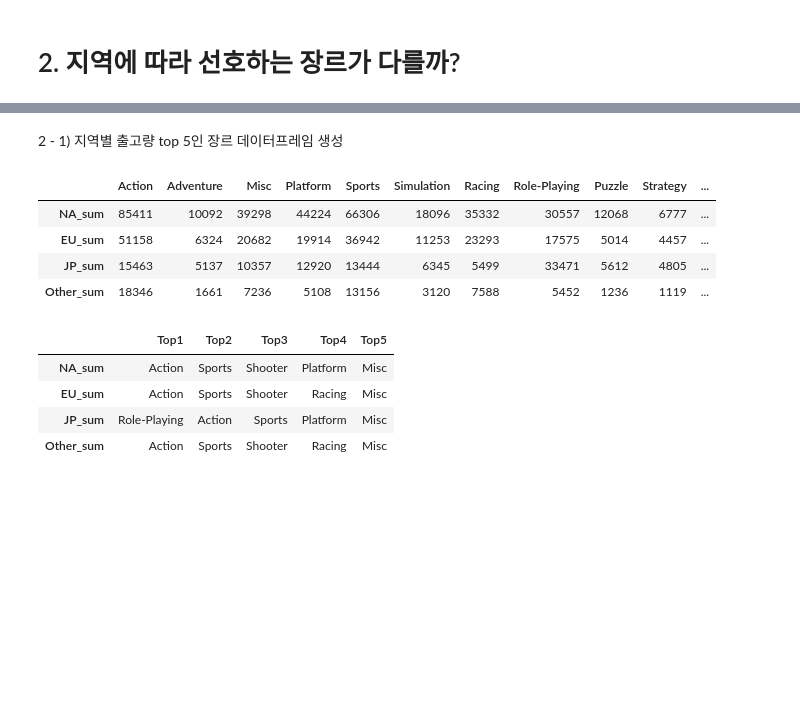
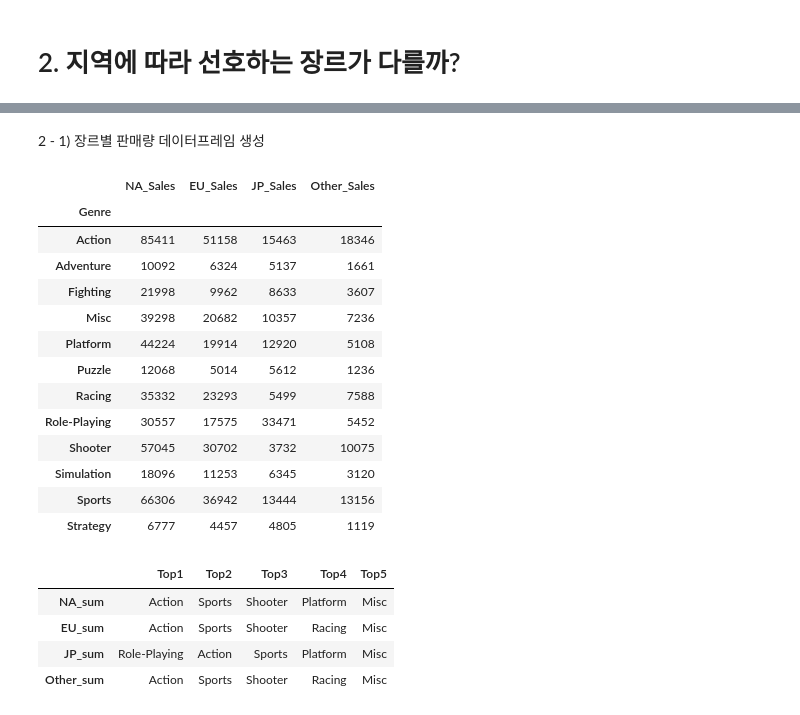
Before and after one commit to wisesprout/video-game-sales-analysis, a Jupyter notebook: Project1.ipynb, the cells around one changed output, grey strips where cells are left out. Drawn from its saved outputs; the diff is of its cells as text; code cells hidden in the pictures; blank space fills up the shorter version.

```diff
--- a/Project1.ipynb
+++ b/Project1.ipynb
@@ -86,55 +78,24 @@ tidy_df2.head(10)'''
 # %% [markdown]
-2 - 1) 지역별 출고량 top 5인 장르 데이터프레임 생성
+2 - 1) 장르별 판매량 데이터프레임 생성
-# %%
-# 전체 데이터에서 지역별 장르의 출고량 데이터 추출
-
-region_sum = ['NA_sum', 'EU_sum', 'JP_sum', 'Other_sum']
-genre = ['Action', 'Adventure', 'Misc', 'Platform', 'Sports', 'Simulation', 'Racing', 'Role-Playing', 'Puzzle', 'Strategy', 'Fighting', 'Shooter']
-df2 = pd.DataFrame(columns = genre, index = region_sum).fillna(0)
-for i in range(len(df['NA_Sales'])):
-    df_genre = df.iloc[i,3]
-    if df_genre == 'Action':    # i번째 인덱스의 Genre = Action이면
-        for j in range(0,4):
-            df2.iloc[j,0] += df.iloc[i,j+5]  # df2의 Action 컬럼에 순서대로 값 추가
-    elif df_genre == 'Adventure':
-        for j in range(0,4):
-            df2.iloc[j,1] += df.iloc[i,j+5]
-    elif df_genre == 'Misc':
-        for j in range(0,4):
-            df2.iloc[j,2] += df.iloc[i,j+5]
-    elif df_genre == 'Platform':
-        for j in range(0,4):
-            df2.iloc[j,3] += df.iloc[i,j+5]
-    elif df_genre == 'Sports':
-        for j in range(0,4):
-            df2.iloc[j,4] += df.iloc[i,j+5]
-    elif df_genre == 'Simulation':
-        for j in range(0,4):
-            df2.iloc[j,5] += df.iloc[i,j+5]
-    elif df_genre == 'Racing':
-        for j in range(0,4):
-            df2.iloc[j,6] += df.iloc[i,j+5]
-    elif df_genre == 'Role-Playing':
-        for j in range(0,4):
-            df2.iloc[j,7] += df.iloc[i,j+5]
-    elif df_genre == 'Puzzle':
-        for j in range(0,4):
-            df2.iloc[j,8] += df.iloc[i,j+5]
-    elif df_genre == 'Strategy':
-        for j in range(0,4):
-            df2.iloc[j,9] += df.iloc[i,j+5]
-    elif df_genre == 'Fighting':
-        for j in range(0,4):
-            df2.iloc[j,10] += df.iloc[i,j+5]
-    else:
-        for j in range(0,4):
-            df2.iloc[j,11] += df.iloc[i,j+5]
-
-df2
-# %% [output]
-|  | Action | Adventure | Misc | Platform | Sports | Simulation | Racing | Role-Playing | Puzzle | Strategy | ... |
-| NA_sum | 85411 | 10092 | 39298 | 44224 | 66306 | 18096 | 35332 | 30557 | 12068 | 6777 | ... |
-| EU_sum | 51158 | 6324 | 20682 | 19914 | 36942 | 11253 | 23293 | 17575 | 5014 | 4457 | ... |
-| JP_sum | 15463 | 5137 | 10357 | 12920 | 13444 | 6345 | 5499 | 33471 | 5612 | 4805 | ... |
-| Other_sum | 18346 | 1661 | 7236 | 5108 | 13156 | 3120 | 7588 | 5452 | 1236 | 1119 | ... |
+# %%
+# 전체 데이터에서 지역별 장르의 출고량 데이터 추출
+df2 = df[['Genre', 'NA_Sales', 'EU_Sales', 'JP_Sales', 'Other_Sales']]
+# g_s = genre by sales
+g_s = df2.groupby(by=['Genre']).sum()
+g_s
+# %% [output]
+|  | NA_Sales | EU_Sales | JP_Sales | Other_Sales |
+| Genre |  |  |  |  |
+| Action | 85411 | 51158 | 15463 | 18346 |
+| Adventure | 10092 | 6324 | 5137 | 1661 |
+| Fighting | 21998 | 9962 | 8633 | 3607 |
+| Misc | 39298 | 20682 | 10357 | 7236 |
+| Platform | 44224 | 19914 | 12920 | 5108 |
+| Puzzle | 12068 | 5014 | 5612 | 1236 |
+| Racing | 35332 | 23293 | 5499 | 7588 |
+| Role-Playing | 30557 | 17575 | 33471 | 5452 |
+| Shooter | 57045 | 30702 | 3732 | 10075 |
+| Simulation | 18096 | 11253 | 6345 | 3120 |
+| Sports | 66306 | 36942 | 13444 | 13156 |
+| Strategy | 6777 | 4457 | 4805 | 1119 |
 # %%
```
Also changed, not shown: parts of 6 cells of this notebook.
